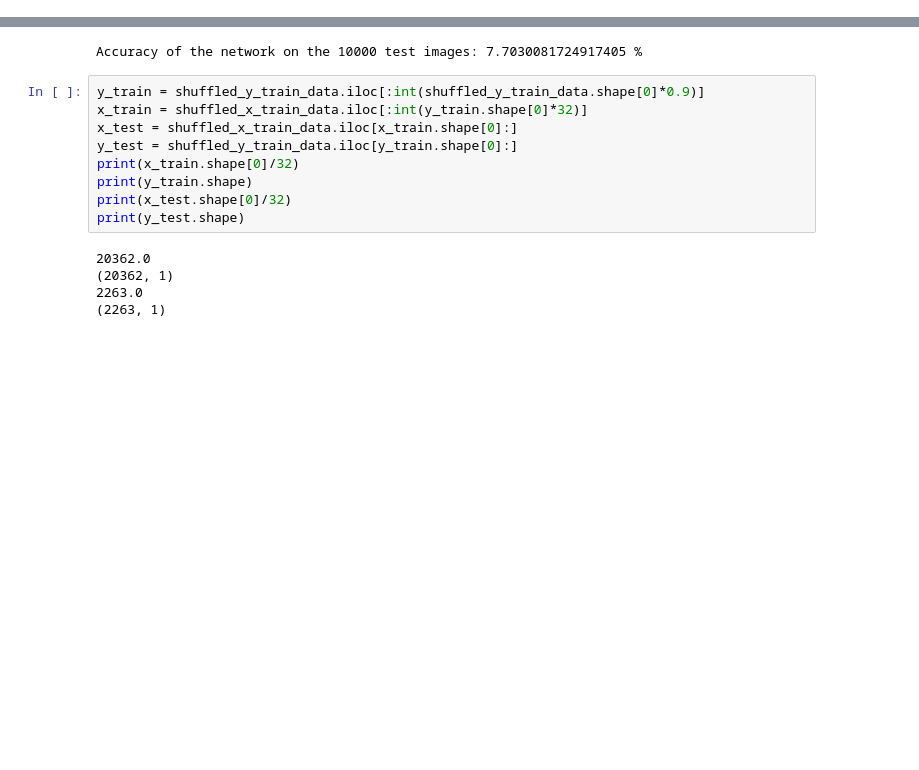
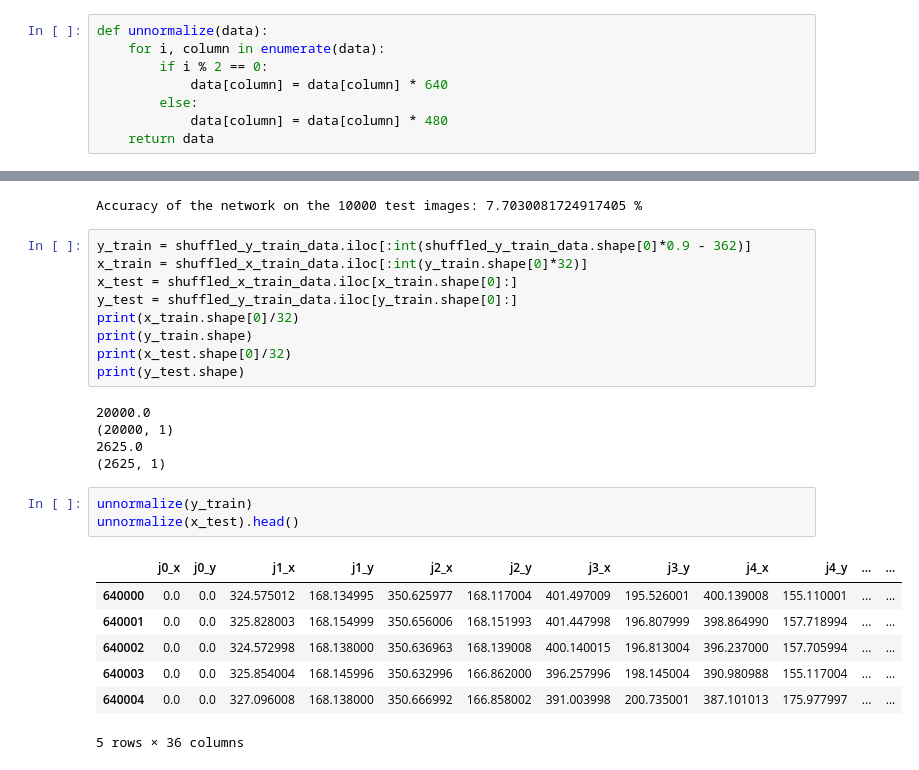
Before and after one commit to vladushked/playground, a Jupyter notebook: pytorch_lstm_action_prediction_by_pose.ipynb, the cells around one changed output, grey strips where cells are left out. Saved outputs shown, nothing was run; the diff lists cells and outputs as text; blank space fills up the shorter version.

```diff
--- a/pytorch_lstm_action_prediction_by_pose.ipynb
+++ b/pytorch_lstm_action_prediction_by_pose.ipynb
@@ -65,6 +65,14 @@ def normalize(data):
         else:
             data[column] = data[column] / 480
     return data
+# %%
+def unnormalize(data):
+    for i, column in enumerate(data):
+        if i % 2 == 0:
+            data[column] = data[column] * 640
+        else:
+            data[column] = data[column] * 480
+    return data
 # %%
 # normalize(x_train_data)
 normalize(x_test_data).head()
@@ -269,7 +298,7 @@ with torch.no_grad():
 # %% [output]
 Accuracy of the network on the 10000 test images: 7.7030081724917405 %
 # %%
-y_train = shuffled_y_train_data.iloc[:int(shuffled_y_train_data.shape[0]*0.9)]
+y_train = shuffled_y_train_data.iloc[:int(shuffled_y_train_data.shape[0]*0.9 - 362)]
 x_train = shuffled_x_train_data.iloc[:int(y_train.shape[0]*32)]
 x_test = shuffled_x_train_data.iloc[x_train.shape[0]:]
 y_test = shuffled_y_train_data.iloc[y_train.shape[0]:]
@@ -278,10 +307,21 @@ print(y_train.shape)
 print(x_test.shape[0]/32)
 print(y_test.shape)
 # %% [output]
-20362.0
-(20362, 1)
-2263.0
-(2263, 1)
+20000.0
+(20000, 1)
+2625.0
+(2625, 1)
+# %%
+unnormalize(y_train)
+unnormalize(x_test).head()
+# %% [output]
+|  | j0_x | j0_y | j1_x | j1_y | j2_x | j2_y | j3_x | j3_y | j4_x | j4_y | ... | ... |
+| 640000 | 0.0 | 0.0 | 324.575012 | 168.134995 | 350.625977 | 168.117004 | 401.497009 | 195.526001 | 400.139008 | 155.110001 | ... | ... |
+| 640001 | 0.0 | 0.0 | 325.828003 | 168.154999 | 350.656006 | 168.151993 | 401.447998 | 196.807999 | 398.864990 | 157.718994 | ... | ... |
+| 640002 | 0.0 | 0.0 | 324.572998 | 168.138000 | 350.636963 | 168.139008 | 400.140015 | 196.813004 | 396.237000 | 157.705994 | ... | ... |
+| 640003 | 0.0 | 0.0 | 325.854004 | 168.145996 | 350.632996 | 166.862000 | 396.257996 | 198.145004 | 390.980988 | 155.117004 | ... | ... |
+| 640004 | 0.0 | 0.0 | 327.096008 | 168.138000 | 350.666992 | 166.858002 | 391.003998 | 200.735001 | 387.101013 | 175.977997 | ... | ... |
+5 rows × 36 columns
 # %%
 # Train the model
 n_total_steps = int(y_train.shape[0] / 2)
```
Also changed, not shown: parts of 3 cells of this notebook.
